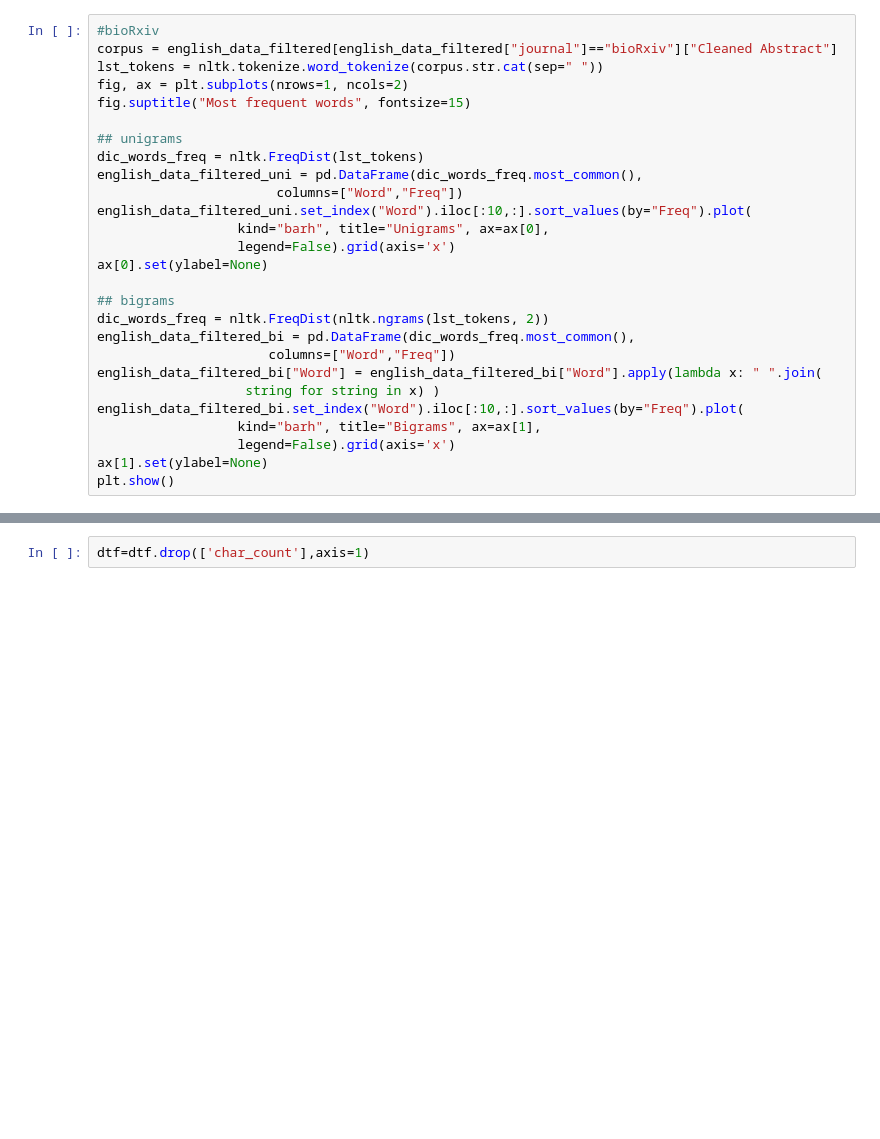
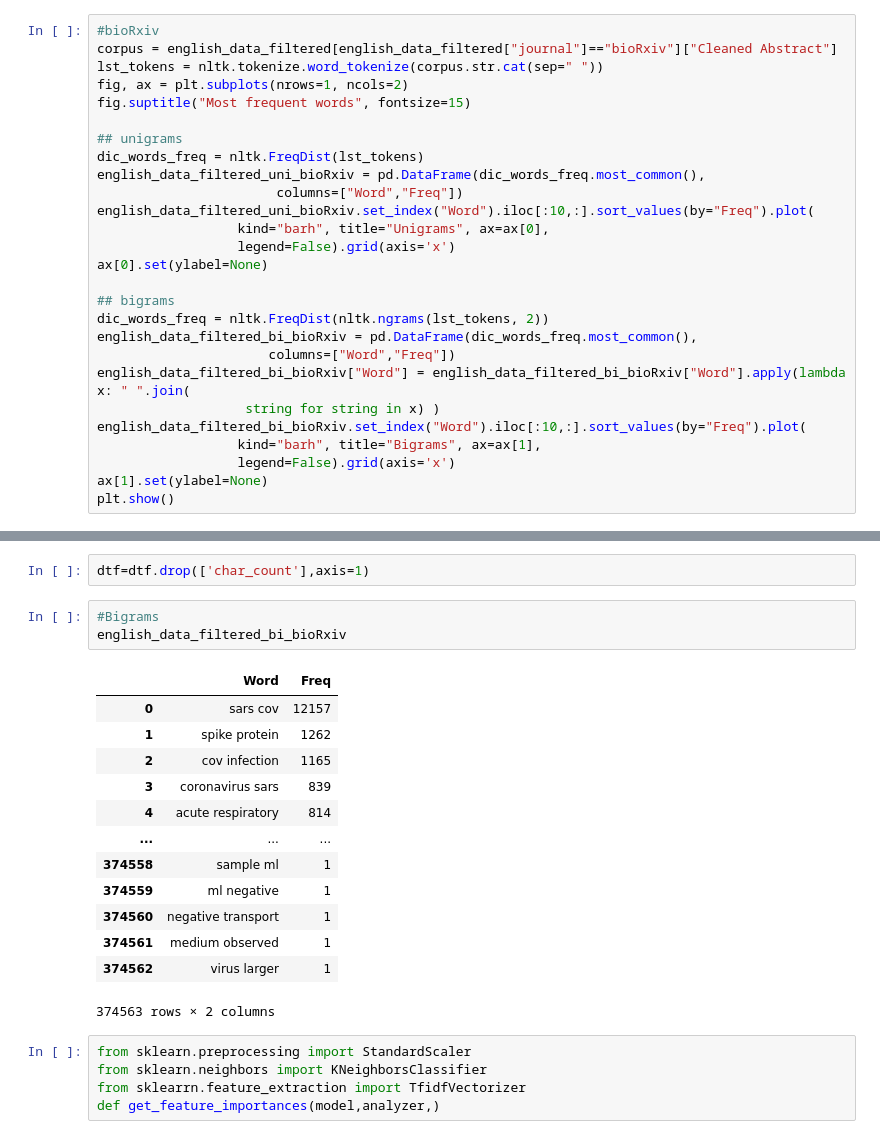
Before and after one commit to janubangalore/COVID-19-Journal-Decision-Using-ML, a Jupyter notebook: COVID -19 Journal Decision using ML.ipynb, the cells around one changed output, grey strips where cells are left out. Drawn from its saved outputs; the diff is of its cells as text; blank space fills up the shorter version.

Commit message:
Word Count done

```diff
--- a/COVID -19 Journal Decision using ML.ipynb
+++ b/COVID -19 Journal Decision using ML.ipynb
@@ -722,20 +743,20 @@ fig.suptitle("Most frequent words", fontsize=15)
 
 ## unigrams
 dic_words_freq = nltk.FreqDist(lst_tokens)
-english_data_filtered_uni = pd.DataFrame(dic_words_freq.most_common(),
+english_data_filtered_uni_bioRxiv = pd.DataFrame(dic_words_freq.most_common(),
                        columns=["Word","Freq"])
-english_data_filtered_uni.set_index("Word").iloc[:10,:].sort_values(by="Freq").plot(
+english_data_filtered_uni_bioRxiv.set_index("Word").iloc[:10,:].sort_values(by="Freq").plot(
                   kind="barh", title="Unigrams", ax=ax[0],
                   legend=False).grid(axis='x')
 ax[0].set(ylabel=None)
 
 ## bigrams
 dic_words_freq = nltk.FreqDist(nltk.ngrams(lst_tokens, 2))
-english_data_filtered_bi = pd.DataFrame(dic_words_freq.most_common(),
+english_data_filtered_bi_bioRxiv = pd.DataFrame(dic_words_freq.most_common(),
                       columns=["Word","Freq"])
-english_data_filtered_bi["Word"] = english_data_filtered_bi["Word"].apply(lambda x: " ".join(
+english_data_filtered_bi_bioRxiv["Word"] = english_data_filtered_bi_bioRxiv["Word"].apply(lambda x: " ".join(
                    string for string in x) )
-english_data_filtered_bi.set_index("Word").iloc[:10,:].sort_values(by="Freq").plot(
+english_data_filtered_bi_bioRxiv.set_index("Word").iloc[:10,:].sort_values(by="Freq").plot(
                   kind="barh", title="Bigrams", ax=ax[1],
                   legend=False).grid(axis='x')
 ax[1].set(ylabel=None)
@@ -887,3 +908,25 @@ dtf.head()
 5 rows × 26 columns
 # %%
 dtf=dtf.drop(['char_count'],axis=1)
+# %%
+#Bigrams
+english_data_filtered_bi_bioRxiv
+# %% [output]
+|  | Word | Freq |
+| 0 | sars cov | 12157 |
+| 1 | spike protein | 1262 |
+| 2 | cov infection | 1165 |
+| 3 | coronavirus sars | 839 |
+| 4 | acute respiratory | 814 |
+| ... | ... | ... |
+| 374558 | sample ml | 1 |
+| 374559 | ml negative | 1 |
+| 374560 | negative transport | 1 |
+| 374561 | medium observed | 1 |
+| 374562 | virus larger | 1 |
+374563 rows × 2 columns
+# %%
+from sklearn.preprocessing import StandardScaler
+from sklearn.neighbors import KNeighborsClassifier
+from sklearrn.feature_extraction import TfidfVectorizer
+def get_feature_importances(model,analyzer,)
```
Also changed, not shown: parts of 10 cells of this notebook.
